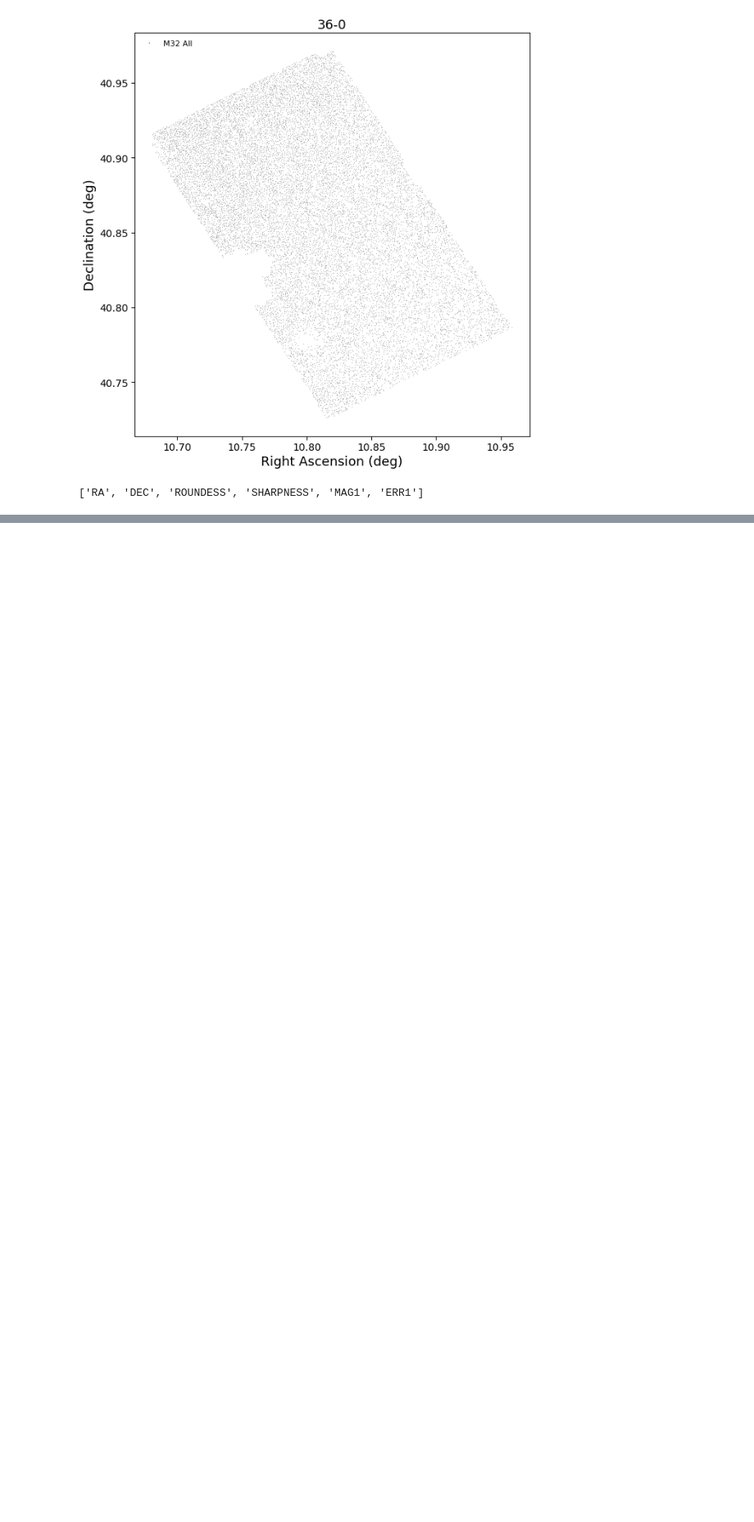
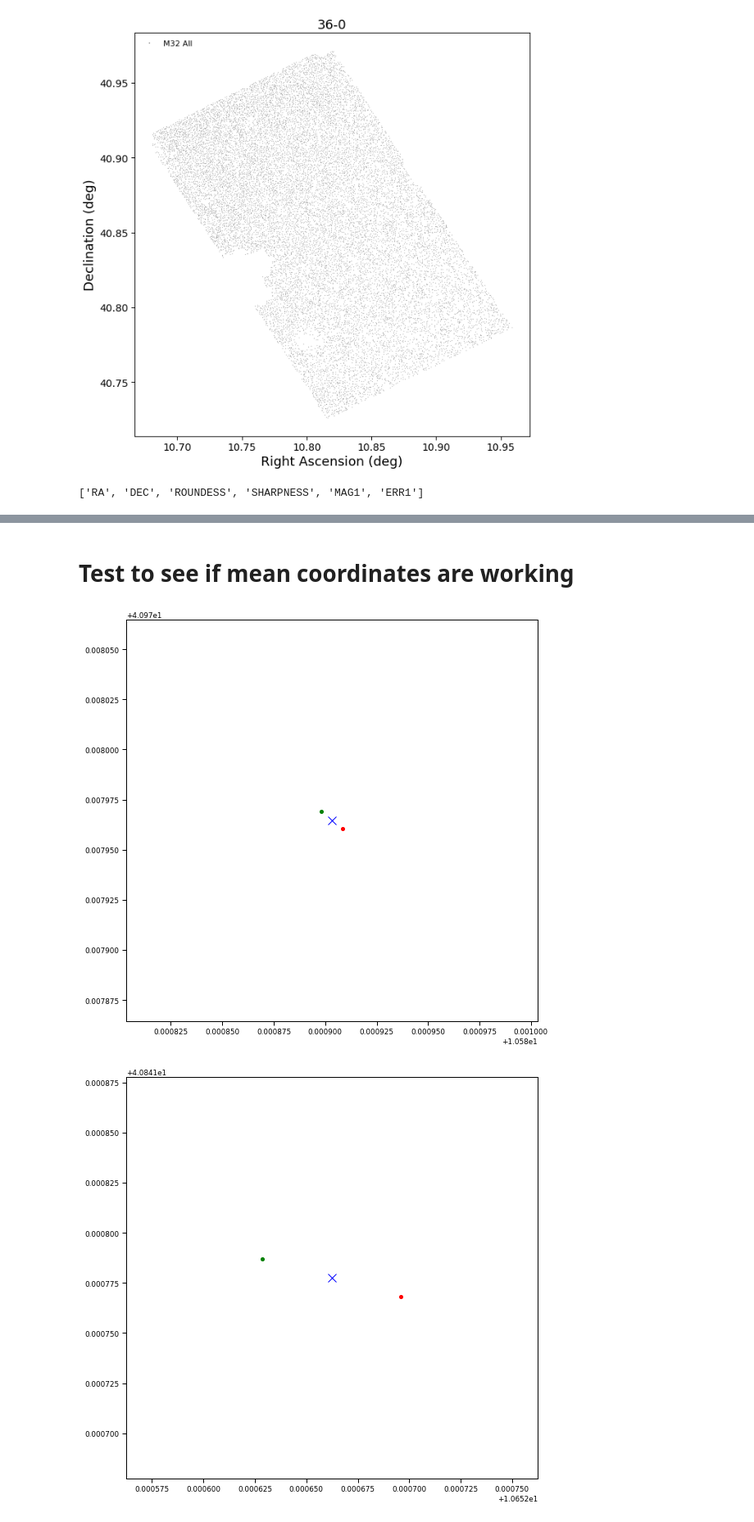
Before and after one commit to MichaelSharp7/M32, a Jupyter notebook: M32_cat.ipynb, the cells around one changed output, grey strips where cells are left out. Shown: that part at 82% size. Drawn from its saved outputs; the diff is of its cells as text; code cells hidden in the pictures; blank space fills up the shorter version.

```diff
--- a/M32_cat.ipynb
+++ b/M32_cat.ipynb
@@ -330,0 +331,2 @@ ax.set_xticks([1,2,3])
+# %% [markdown]
+# Test to see if mean coordinates are working
@@ -330,0 +335,19 @@ ax.set_xticks([1,2,3])
+# %%
+%matplotlib inline
+
+# NB: This function assumes the 3rd coordinate is -99 (not used)
+for i in range(6):
+    plt.figure(figsize=(9,9))
+    x1,y1 = good_asn_data['S2_F1_RA'][i],good_asn_data['S2_F1_DEC'][i]
+    x2,y2 = good_asn_data['S2_F3_RA'][i],good_asn_data['S2_F3_DEC'][i]
+    x3,y3 = good_asn_data['RA'][i],good_asn_data['DEC'][i]
+
+    plt.plot(x1,y1,'ro',ms=4)
+    plt.plot(x2,y2,'go',ms=4)
+    plt.plot(x3,y3,'bx',ms=10)
+    stretch = 0.0001
+    plt.xlim(x3-stretch,x3+stretch)
+    plt.ylim(y3-stretch,y3+stretch)
+# %% [output]
+[figure, added]
+[figure, added]
```
Also changed, not shown: parts of 7 cells of this notebook.
